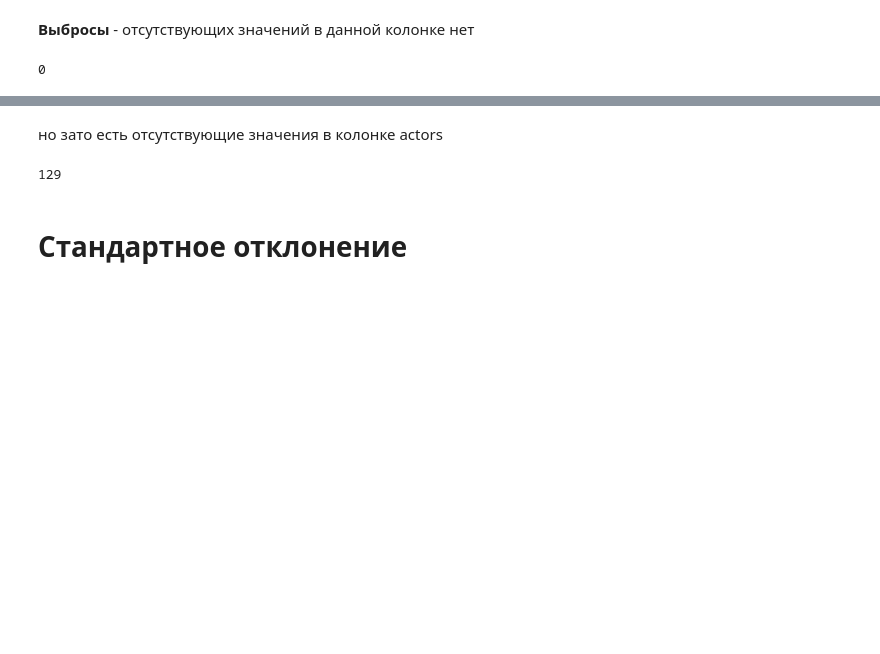
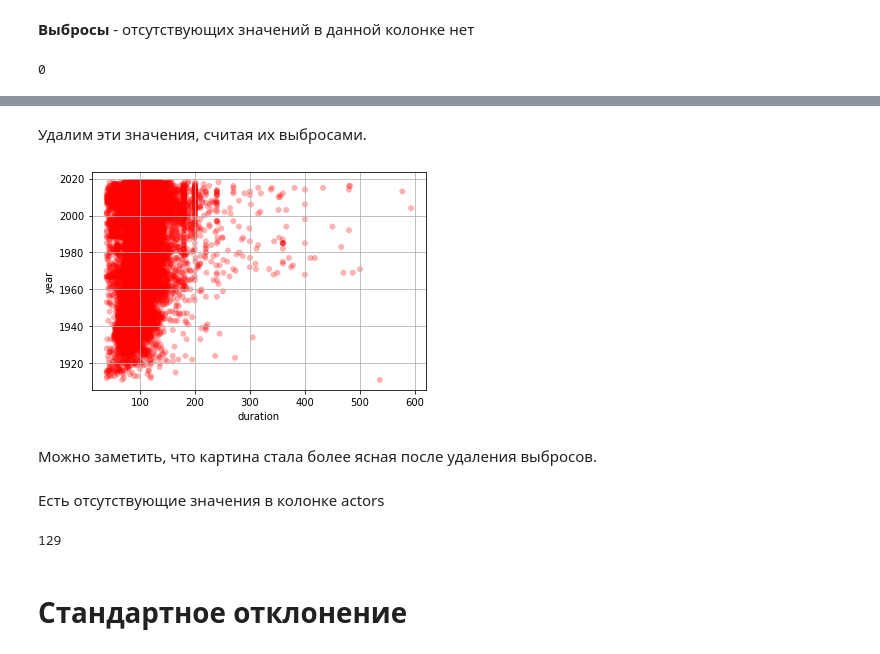
Before and after one commit to SIzrantsev/netology_statistics, a Jupyter notebook: lecture_1.ipynb, the cells around one changed output, grey strips where cells are left out. Cells and saved outputs as stored; diff of their text form; code cells hidden in the pictures; blank space fills up the shorter version.

```diff
--- a/lecture_1.ipynb
+++ b/lecture_1.ipynb
@@ -137,5 +180,22 @@ duration.isnull().sum()
+# %% [markdown]
+Удалим эти значения, считая их выбросами.
+# %%
+duration_new = duration[duration<600]
+year_new = year[duration<600]
+
+fig, ax = plt.subplots()
+ax.scatter(duration_new, year_new, c='red', alpha=0.3, edgecolors='none')
+
+ax.grid(True)
+plt.xlabel('duration')
+plt.ylabel('year')
+plt.show()
+# %% [output]
+[figure, added]
+# %% [markdown]
+Можно заметить, что картина стала более ясная после удаления выбросов.
 # %% [markdown]
-но зато есть отсутствующие значения в колонке actors
+Есть отсутствующие значения в колонке actors
 # %%
 df['actors'].isnull().sum()
 # %% [output]
```
Also changed, not shown: parts of 71 cells of this notebook.
